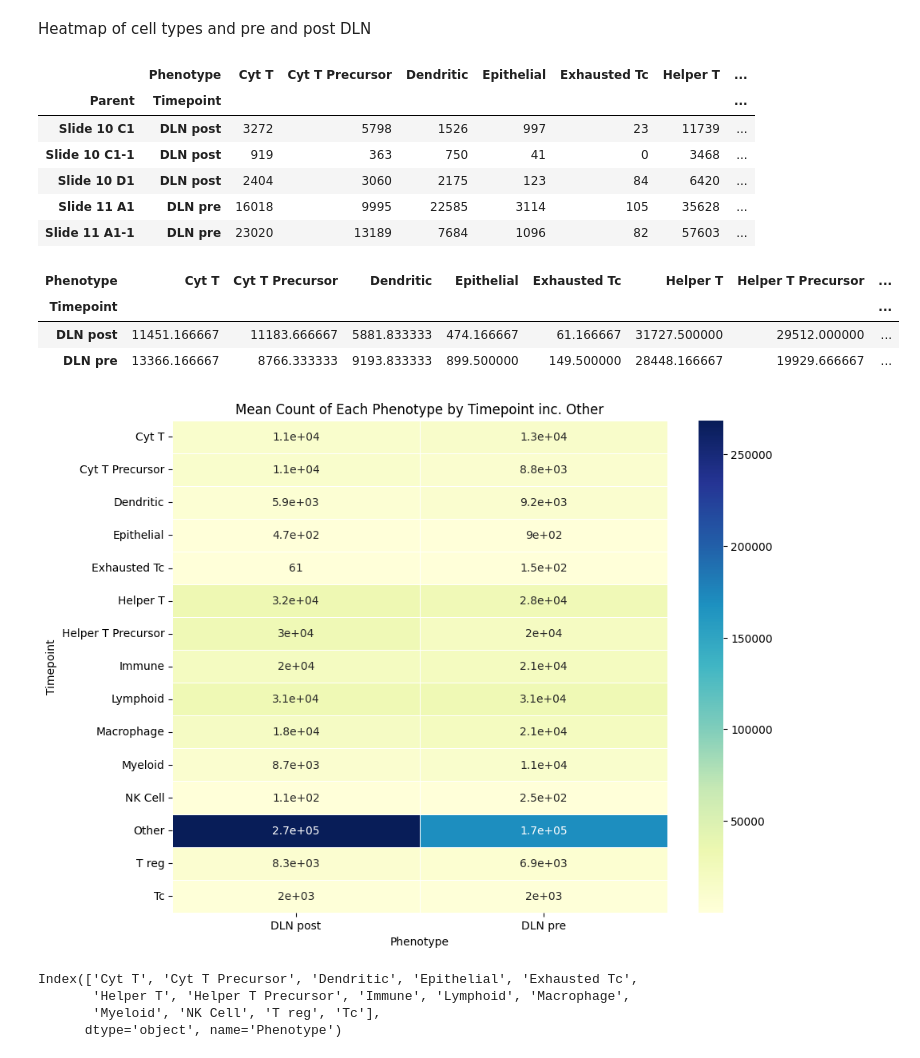
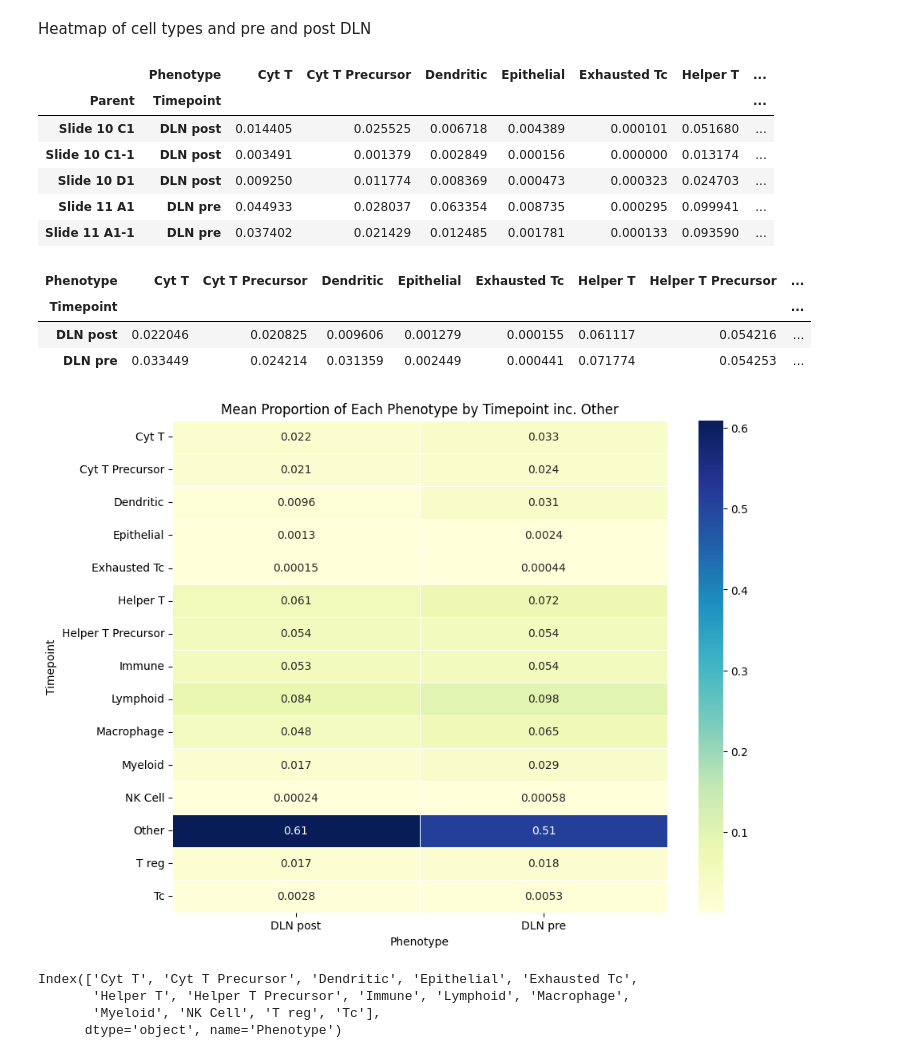
Before and after one commit to Pathomics-ai/Nguyenlab_multiplex, a Jupyter notebook: analysis/2b_prelim_figplots.ipynb, the cells around one changed output. Saved outputs shown, nothing was run; the diff lists cells and outputs as text; code cells hidden in the pictures.

```diff
--- a/analysis/2b_prelim_figplots.ipynb
+++ b/analysis/2b_prelim_figplots.ipynb
@@ -489,33 +566,34 @@ for tp in [('DLN Pre', pre), ('DLN Post', post)]:
 Heatmap of cell types and pre and post DLN
 # %%
 phenotype_counts = df.groupby(['Parent', 'Timepoint', 'Phenotype']).size().unstack(fill_value=0)
+phenotype_counts = phenotype_counts.div(phenotype_counts.sum(axis=1), axis=0)
 phenotype_counts.head()
 # %% [output]
 |  | Phenotype | Cyt T | Cyt T Precursor | Dendritic | Epithelial | Exhausted Tc | Helper T | ... |
 | Parent | Timepoint |  |  |  |  |  |  | ... |
-| Slide 10 C1 | DLN post | 3272 | 5798 | 1526 | 997 | 23 | 11739 | ... |
-| Slide 10 C1-1 | DLN post | 919 | 363 | 750 | 41 | 0 | 3468 | ... |
-| Slide 10 D1 | DLN post | 2404 | 3060 | 2175 | 123 | 84 | 6420 | ... |
-| Slide 11 A1 | DLN pre | 16018 | 9995 | 22585 | 3114 | 105 | 35628 | ... |
-| Slide 11 A1-1 | DLN pre | 23020 | 13189 | 7684 | 1096 | 82 | 57603 | ... |
+| Slide 10 C1 | DLN post | 0.014405 | 0.025525 | 0.006718 | 0.004389 | 0.000101 | 0.051680 | ... |
+| Slide 10 C1-1 | DLN post | 0.003491 | 0.001379 | 0.002849 | 0.000156 | 0.000000 | 0.013174 | ... |
+| Slide 10 D1 | DLN post | 0.009250 | 0.011774 | 0.008369 | 0.000473 | 0.000323 | 0.024703 | ... |
+| Slide 11 A1 | DLN pre | 0.044933 | 0.028037 | 0.063354 | 0.008735 | 0.000295 | 0.099941 | ... |
+| Slide 11 A1-1 | DLN pre | 0.037402 | 0.021429 | 0.012485 | 0.001781 | 0.000133 | 0.093590 | ... |
 # %%
 mean_counts = phenotype_counts.groupby('Timepoint').mean()
 mean_counts.head()
 # %% [output]
 | Phenotype | Cyt T | Cyt T Precursor | Dendritic | Epithelial | Exhausted Tc | Helper T | Helper T Precursor | ... |
 | Timepoint |  |  |  |  |  |  |  | ... |
-| DLN post | 11451.166667 | 11183.666667 | 5881.833333 | 474.166667 | 61.166667 | 31727.500000 | 29512.000000 | ... |
-| DLN pre | 13366.166667 | 8766.333333 | 9193.833333 | 899.500000 | 149.500000 | 28448.166667 | 19929.666667 | ... |
+| DLN post | 0.022046 | 0.020825 | 0.009606 | 0.001279 | 0.000155 | 0.061117 | 0.054216 | ... |
+| DLN pre | 0.033449 | 0.024214 | 0.031359 | 0.002449 | 0.000441 | 0.071774 | 0.054253 | ... |
 # %%
 # plot
 plt.figure(figsize=(10, 8))
 sns.heatmap(mean_counts.T, annot=True, cmap='YlGnBu', cbar=True, linewidths=0.5)
-plt.title('Mean Count of Each Phenotype by Timepoint inc. Other')
+plt.title('Mean Proportion of Each Phenotype by Timepoint inc. Other')
 plt.xlabel('Phenotype')
 plt.ylabel('Timepoint')
 plt.show()
 # %% [output]
-[figure, old version]
+[figure, new version]
 # %%
 wo_other = mean_counts.drop(columns=['Other'])
 print(wo_other.columns)
```
Also changed, not shown: parts of 3 cells of this notebook.
